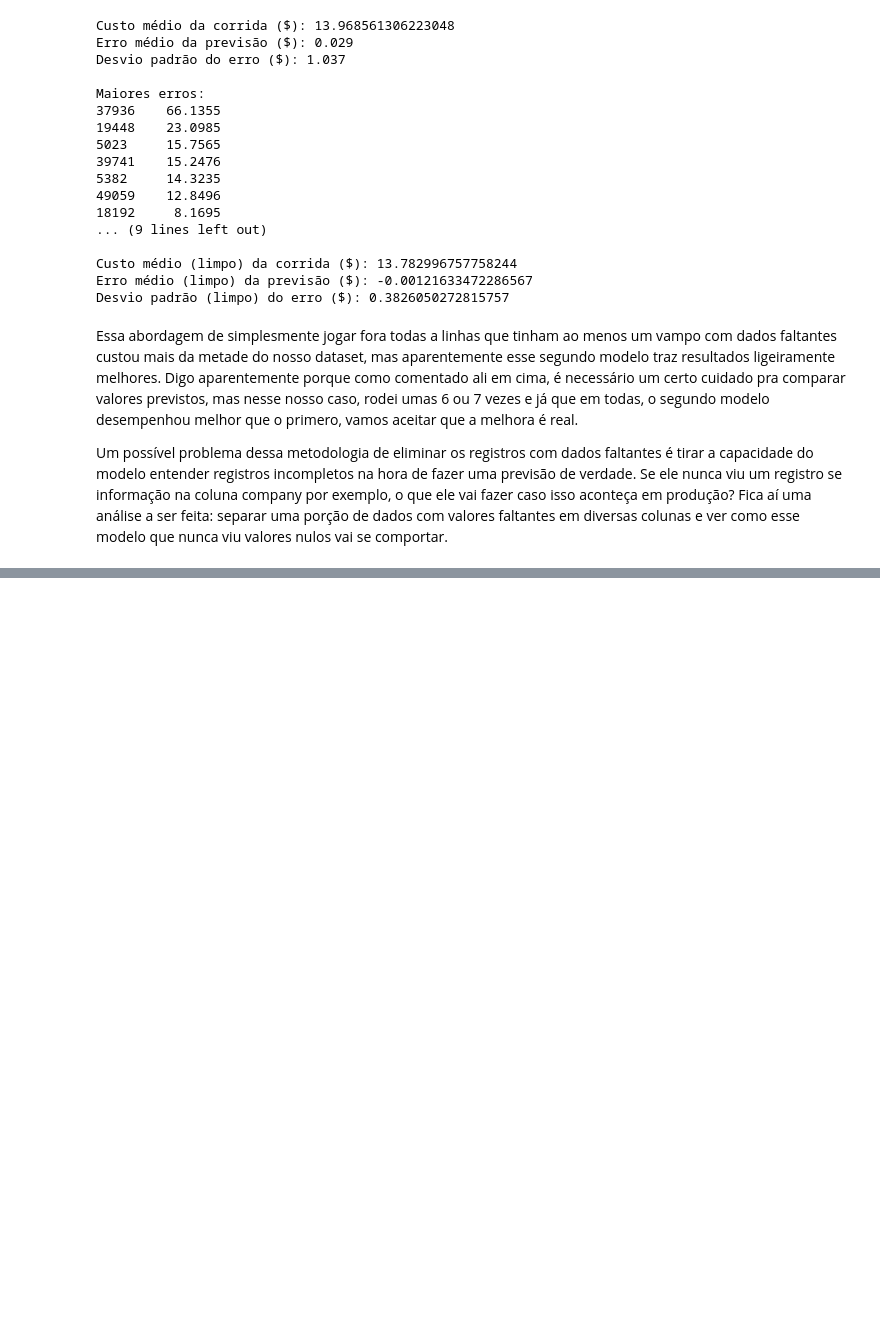
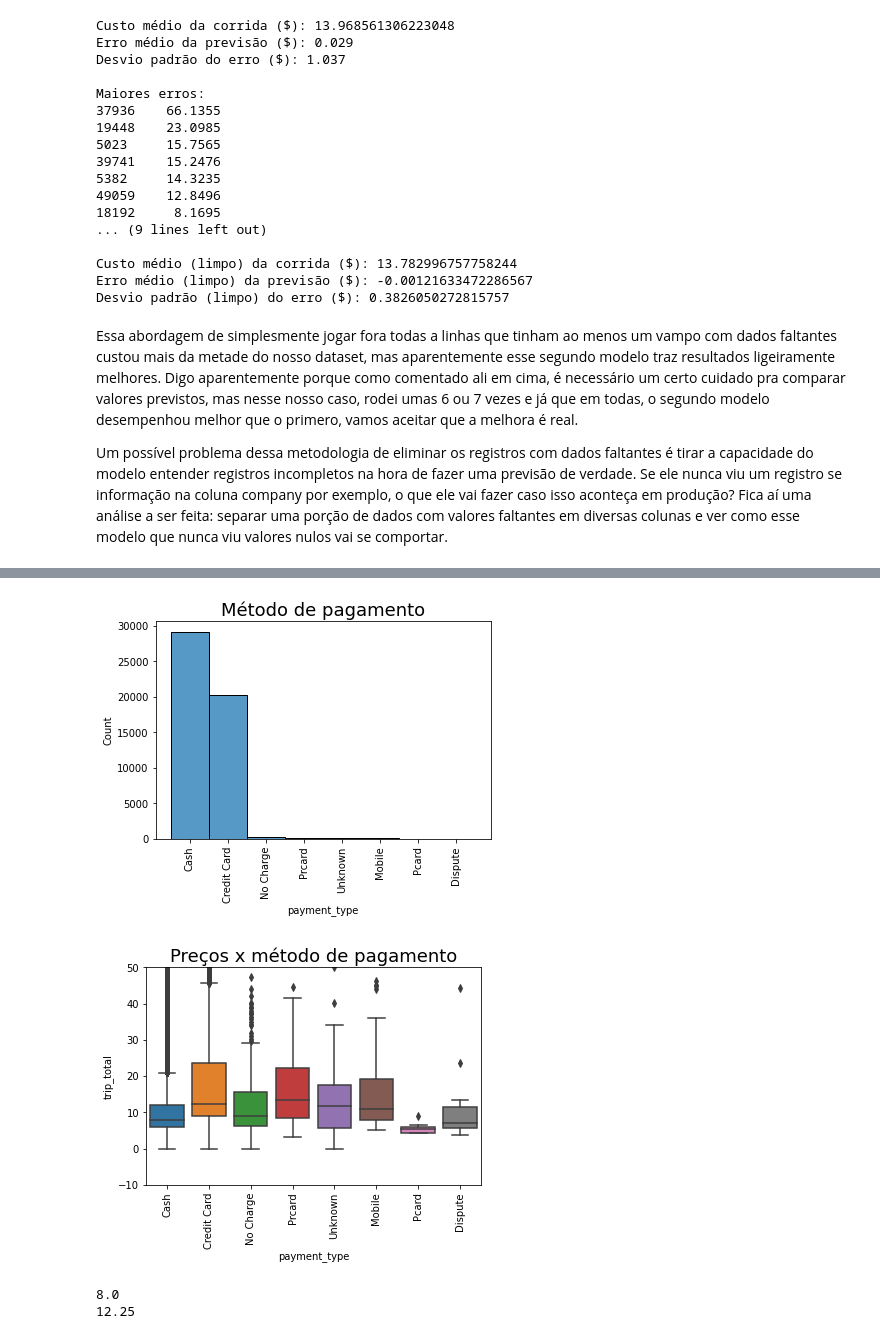
Before and after one commit to LeoFernanndes/portfolio, a Jupyter notebook: ChicagoTaxiRegression.ipynb, the cells around one changed output, grey strips where cells are left out. Cells and saved outputs as stored; diff of their text form; code cells hidden in the pictures; blank space fills up the shorter version.

```diff
--- a/ChicagoTaxiRegression.ipynb
+++ b/ChicagoTaxiRegression.ipynb
@@ -268,0 +275,9 @@ Fica aí uma análise a ser feita: separar uma porção de dados com valores fal
+# %%
+# nós poderíamos partir do df1 que é a versão limpa do dataframe, mas é importante saber também como os dados nulos se distribuem
+df2 = df_taxi.copy()
+
+# vamos preencher os dados categóricos nulos com uma flag nula e manter os numéricos vazios com excessão das datas
+colunas_datas = ['trip_start_timestamp', 'trip_end_timestamp']
+for column in df2.columns:
+  if df2[column].dtype == 'object' and column not in colunas_datas:
+    df2[column] = df2[column].fillna('null ' + column)
@@ -268,0 +290,20 @@ Fica aí uma análise a ser feita: separar uma porção de dados com valores fal
+# %%
+sns.histplot(df2['payment_type'])
+plt.xticks(rotation=90)
+plt.title('Método de pagamento', fontdict={'size': 18})
+plt.show()
+
+# vamos ver agora se existem diferenças entre os preços
+sns.boxplot(x='payment_type', y='trip_total', data=df2)
+plt.xticks(rotation=90)
+plt.title('Preços x método de pagamento', fontdict={'size': 18})
+plt.ylim(-10, 50) # tem MUITO outlier no preço, então vamos dar uma limitada no eixo y pra ver um pouco melhor
+plt.show()
+
+print(df2[df2['payment_type'] == 'Cash']['trip_total'].median())
+print(df2[df2['payment_type'] == 'Credit Card']['trip_total'].median())
+# %% [output]
+[figure, added]
+[figure, added]
+8.0
+12.25
```
Also changed, not shown: parts of 4 cells of this notebook.
